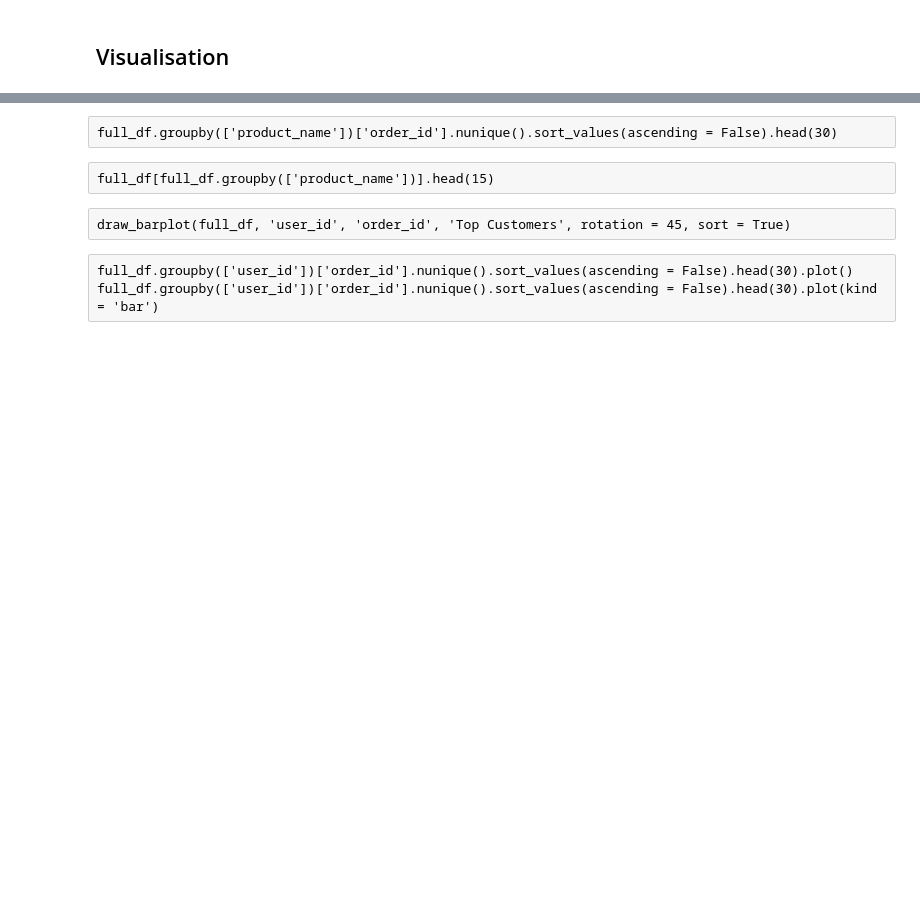
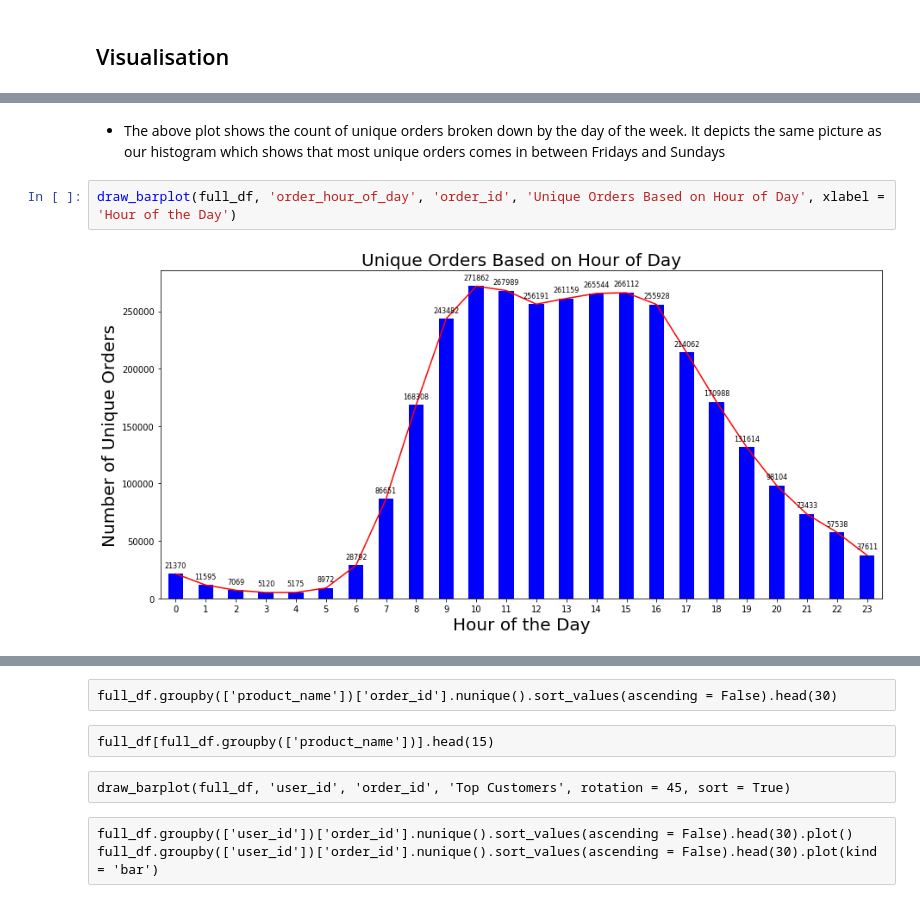
Before and after one commit to LingChongGold/Capstone, a Jupyter notebook: code/1_eda.ipynb, the cells around one changed output, grey strips where cells are left out. Cells and saved outputs as stored; diff of their text form; blank space fills up the shorter version.

```diff
--- a/code/1_eda.ipynb
+++ b/code/1_eda.ipynb
@@ -491,0 +349,6 @@ draw_barplot(full_df, 'product_name', 'order_id', 'Top Products', rotation = 90,
+# %% [markdown]
+- The above plot shows the count of unique orders broken down by the day of the week. It depicts the same picture as our histogram which shows that most unique orders comes in between Fridays and Sundays
+# %%
+draw_barplot(full_df, 'order_hour_of_day', 'order_id', 'Unique Orders Based on Hour of Day', xlabel = 'Hour of the Day')
+# %% [output]
+[figure, added]
```
Also changed, not shown: parts of 146 cells of this notebook.
